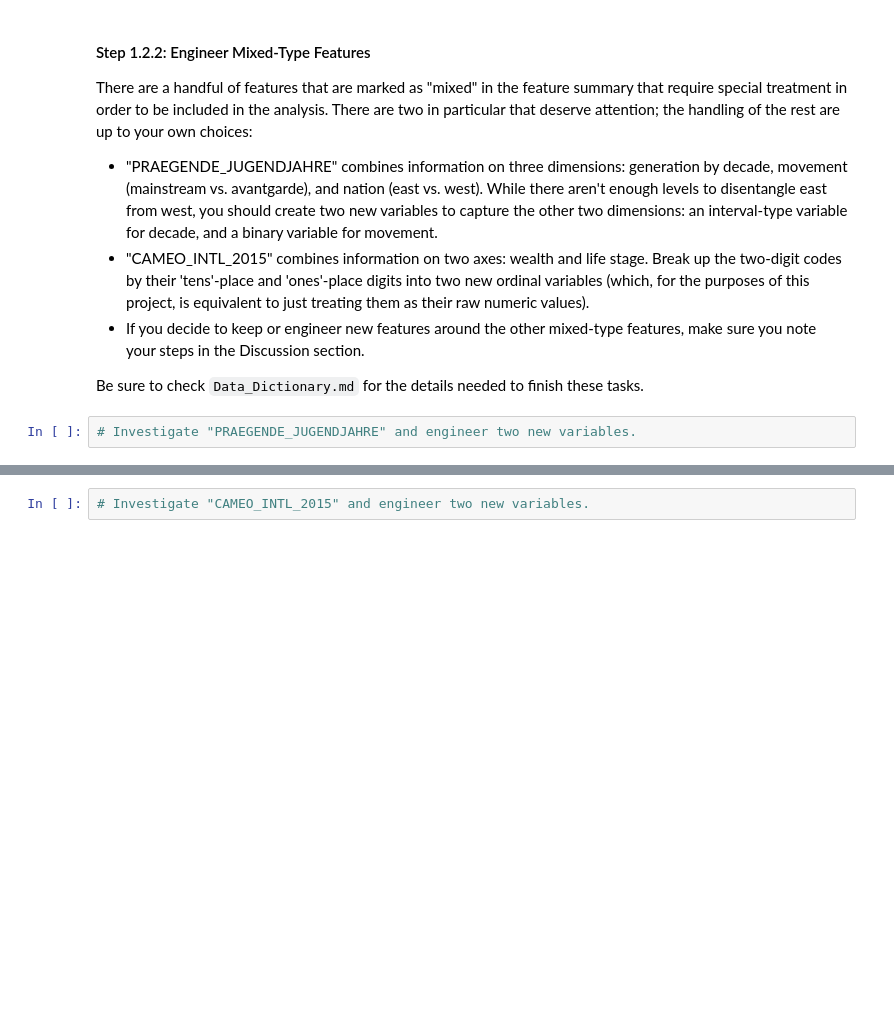
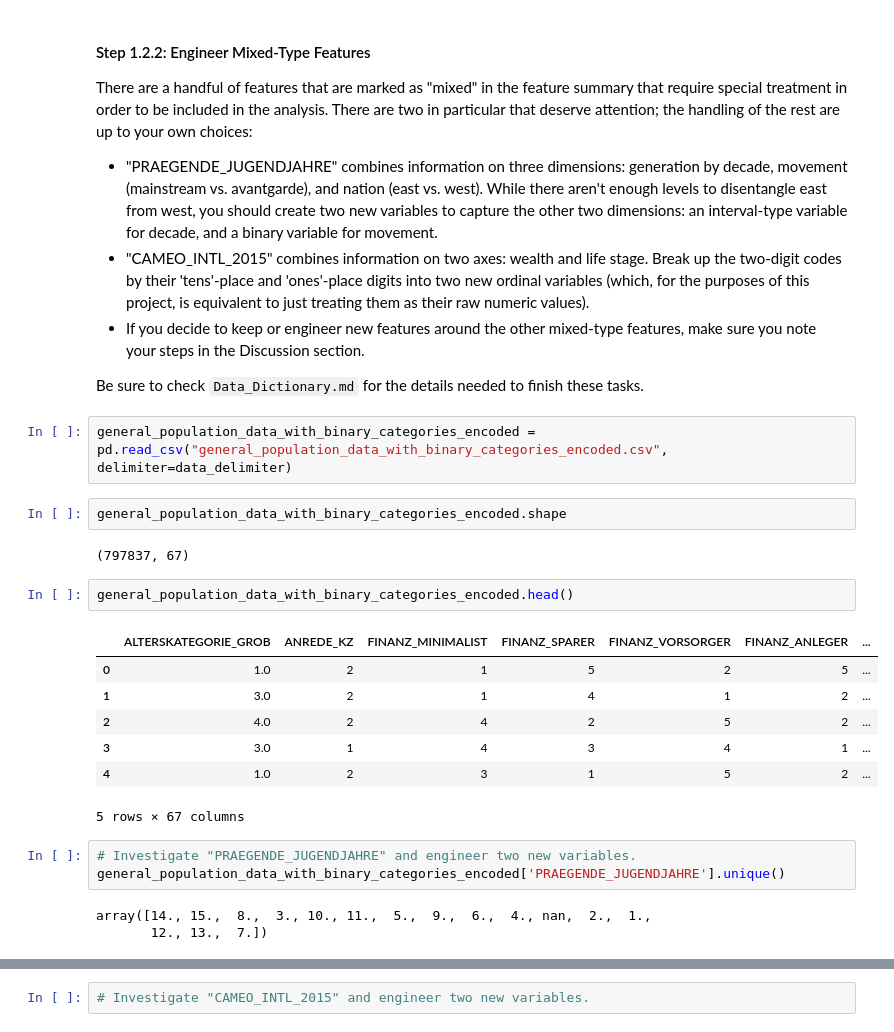
Before and after one commit to dguevar1/identify_customer_segments, a Jupyter notebook: Identify_Customer_Segments.ipynb, the cells around one changed output, grey strips where cells are left out. Drawn from its saved outputs; the diff is of its cells as text; blank space fills up the shorter version.

Commit message:
feat: Updated code to handle mixed type PRAEGENDE_JUGENDJAHRE.
This commit is to update the code to handle the mixed type PRAEGENDE_JUGENDJAHRE.

Resolves : #9

```diff
--- a/Identify_Customer_Segments.ipynb
+++ b/Identify_Customer_Segments.ipynb
@@ -1475,5 +1476,25 @@ There are a handful of features that are marked as "mixed" in the feature summar
 - If you decide to keep or engineer new features around the other mixed-type features, make sure you note your steps in the Discussion section.
 
 Be sure to check `Data_Dictionary.md` for the details needed to finish these tasks.
+# %%
+general_population_data_with_binary_categories_encoded = pd.read_csv("general_population_data_with_binary_categories_encoded.csv", delimiter=data_delimiter)
+# %%
+general_population_data_with_binary_categories_encoded.shape
+# %% [output]
+(797837, 67)
+# %%
+general_population_data_with_binary_categories_encoded.head()
+# %% [output]
+|  | ALTERSKATEGORIE_GROB | ANREDE_KZ | FINANZ_MINIMALIST | FINANZ_SPARER | FINANZ_VORSORGER | FINANZ_ANLEGER | ... |
+| 0 | 1.0 | 2 | 1 | 5 | 2 | 5 | ... |
+| 1 | 3.0 | 2 | 1 | 4 | 1 | 2 | ... |
+| 2 | 4.0 | 2 | 4 | 2 | 5 | 2 | ... |
+| 3 | 3.0 | 1 | 4 | 3 | 4 | 1 | ... |
+| 4 | 1.0 | 2 | 3 | 1 | 5 | 2 | ... |
+5 rows × 67 columns
 # %%
 # Investigate "PRAEGENDE_JUGENDJAHRE" and engineer two new variables.
+general_population_data_with_binary_categories_encoded['PRAEGENDE_JUGENDJAHRE'].unique()
+# %% [output]
+array([14., 15.,  8.,  3., 10., 11.,  5.,  9.,  6.,  4., nan,  2.,  1.,
+       12., 13.,  7.])
```
Also changed, not shown: parts of 7 cells of this notebook.
